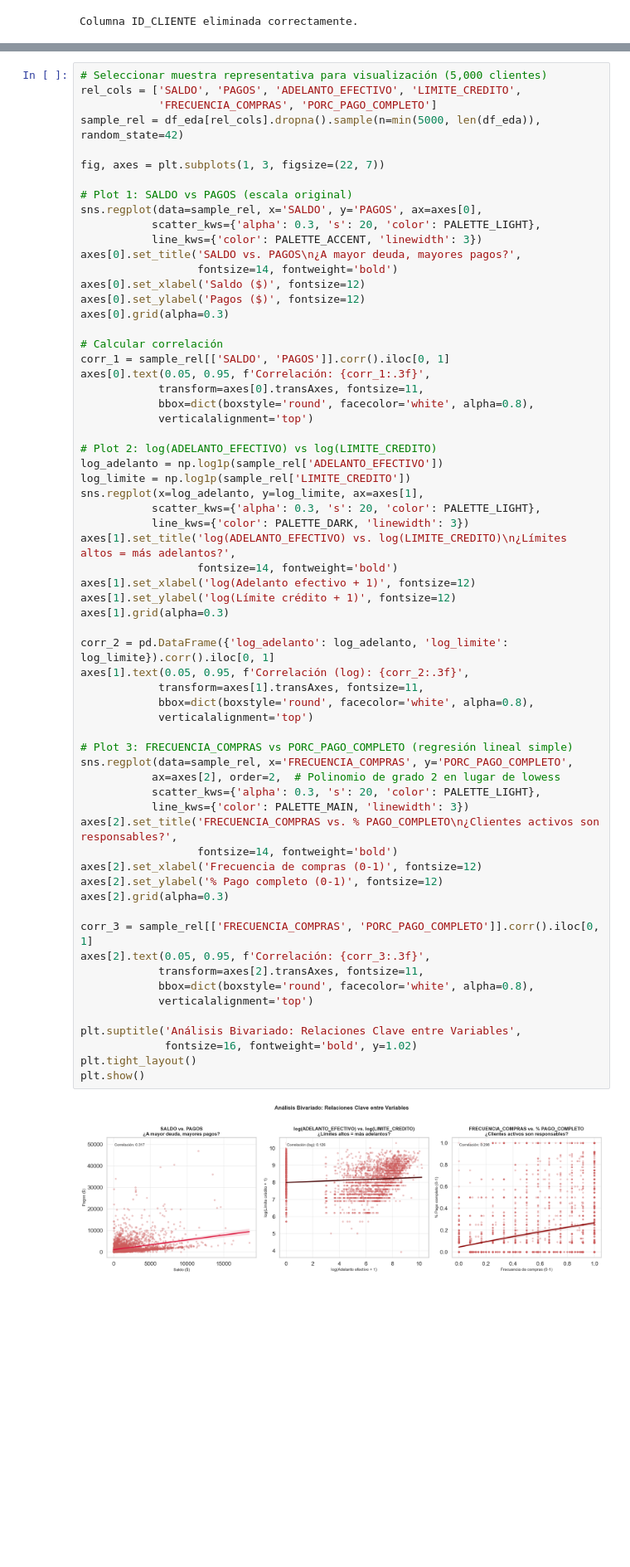
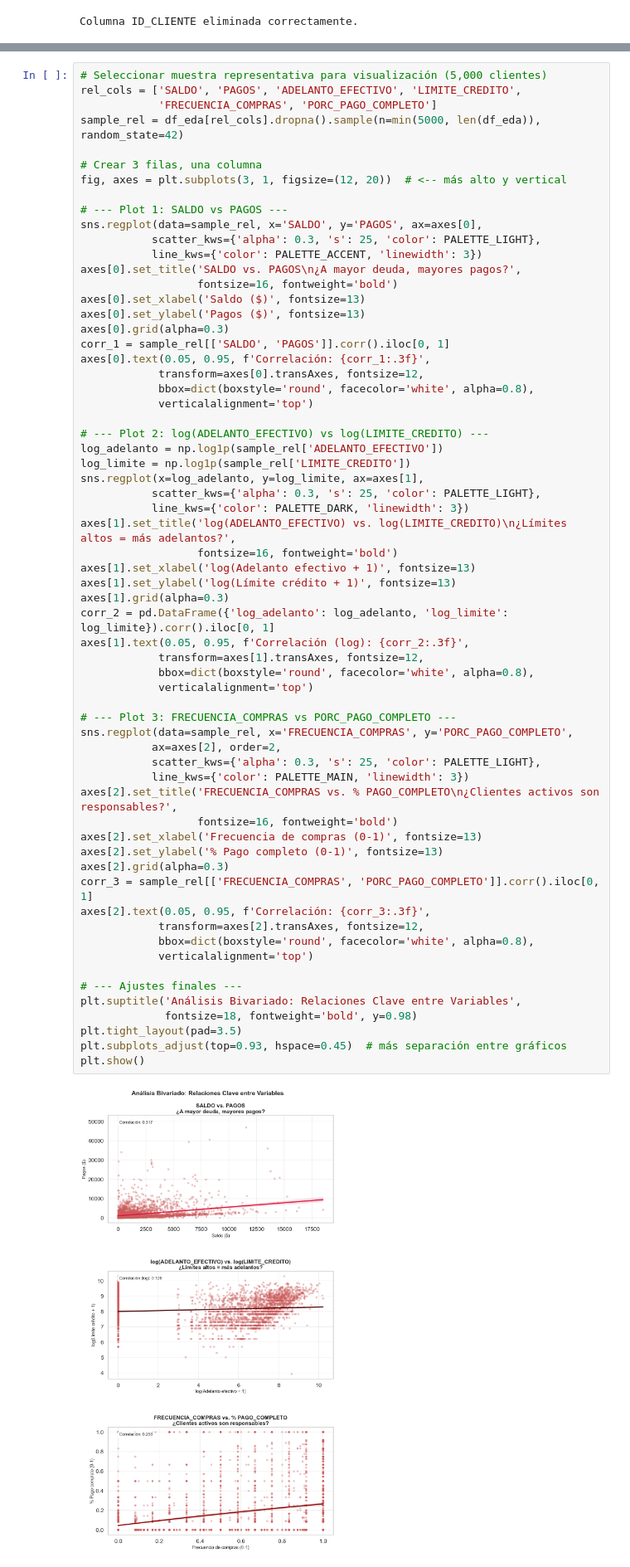
Before and after one commit to MrSpain2104/cluster, a Jupyter notebook: CC_GENERAL_analysis.ipynb, the cells around one changed output, grey strips where cells are left out. Shown at 83% size. Saved outputs shown, nothing was run; the diff lists cells and outputs as text; blank space fills up the shorter version.

Commit message:
Actualización de notebooks - Refinamiento y mejoras finales

```diff
--- a/CC_GENERAL_analysis.ipynb
+++ b/CC_GENERAL_analysis.ipynb
@@ -671,64 +622,63 @@ rel_cols = ['SALDO', 'PAGOS', 'ADELANTO_EFECTIVO', 'LIMITE_CREDITO',
             'FRECUENCIA_COMPRAS', 'PORC_PAGO_COMPLETO']
 sample_rel = df_eda[rel_cols].dropna().sample(n=min(5000, len(df_eda)), random_state=42)
 
-fig, axes = plt.subplots(1, 3, figsize=(22, 7))
+# Crear 3 filas, una columna
+fig, axes = plt.subplots(3, 1, figsize=(12, 20))  # <-- más alto y vertical
 
-# Plot 1: SALDO vs PAGOS (escala original)
+# --- Plot 1: SALDO vs PAGOS ---
 sns.regplot(data=sample_rel, x='SALDO', y='PAGOS', ax=axes[0],
-           scatter_kws={'alpha': 0.3, 's': 20, 'color': PALETTE_LIGHT},
+           scatter_kws={'alpha': 0.3, 's': 25, 'color': PALETTE_LIGHT},
            line_kws={'color': PALETTE_ACCENT, 'linewidth': 3})
 axes[0].set_title('SALDO vs. PAGOS\n¿A mayor deuda, mayores pagos?',
-                  fontsize=14, fontweight='bold')
-axes[0].set_xlabel('Saldo ($)', fontsize=12)
-axes[0].set_ylabel('Pagos ($)', fontsize=12)
+                  fontsize=16, fontweight='bold')
+axes[0].set_xlabel('Saldo ($)', fontsize=13)
+axes[0].set_ylabel('Pagos ($)', fontsize=13)
 axes[0].grid(alpha=0.3)
-
-# Calcular correlación
 corr_1 = sample_rel[['SALDO', 'PAGOS']].corr().iloc[0, 1]
 axes[0].text(0.05, 0.95, f'Correlación: {corr_1:.3f}',
-            transform=axes[0].transAxes, fontsize=11,
+            transform=axes[0].transAxes, fontsize=12,
             bbox=dict(boxstyle='round', facecolor='white', alpha=0.8),
             verticalalignment='top')
 
-# Plot 2: log(ADELANTO_EFECTIVO) vs log(LIMITE_CREDITO)
+# --- Plot 2: log(ADELANTO_EFECTIVO) vs log(LIMITE_CREDITO) ---
 log_adelanto = np.log1p(sample_rel['ADELANTO_EFECTIVO'])
 log_limite = np.log1p(sample_rel['LIMITE_CREDITO'])
 sns.regplot(x=log_adelanto, y=log_limite, ax=axes[1],
-           scatter_kws={'alpha': 0.3, 's': 20, 'color': PALETTE_LIGHT},
+           scatter_kws={'alpha': 0.3, 's': 25, 'color': PALETTE_LIGHT},
            line_kws={'color': PALETTE_DARK, 'linewidth': 3})
 axes[1].set_title('log(ADELANTO_EFECTIVO) vs. log(LIMITE_CREDITO)\n¿Límites altos = más adelantos?',
-                  fontsize=14, fontweight='bold')
-axes[1].set_xlabel('log(Adelanto efectivo + 1)', fontsize=12)
-axes[1].set_ylabel('log(Límite crédito + 1)', fontsize=12)
+                  fontsize=16, fontweight='bold')
+axes[1].set_xlabel('log(Adelanto efectivo + 1)', fontsize=13)
+axes[1].set_ylabel('log(Límite crédito + 1)', fontsize=13)
 axes[1].grid(alpha=0.3)
-
 corr_2 = pd.DataFrame({'log_adelanto': log_adelanto, 'log_limite': log_limite}).corr().iloc[0, 1]
 axes[1].text(0.05, 0.95, f'Correlación (log): {corr_2:.3f}',
-            transform=axes[1].transAxes, fontsize=11,
+            transform=axes[1].transAxes, fontsize=12,
             bbox=dict(boxstyle='round', facecolor='white', alpha=0.8),
             verticalalignment='top')
 
-# Plot 3: FRECUENCIA_COMPRAS vs PORC_PAGO_COMPLETO (regresión lineal simple)
+# --- Plot 3: FRECUENCIA_COMPRAS vs PORC_PAGO_COMPLETO ---
 sns.regplot(data=sample_rel, x='FRECUENCIA_COMPRAS', y='PORC_PAGO_COMPLETO',
-           ax=axes[2], order=2,  # Polinomio de grado 2 en lugar de lowess
-           scatter_kws={'alpha': 0.3, 's': 20, 'color': PALETTE_LIGHT},
+           ax=axes[2], order=2,
+           scatter_kws={'alpha': 0.3, 's': 25, 'color': PALETTE_LIGHT},
            line_kws={'color': PALETTE_MAIN, 'linewidth': 3})
 axes[2].set_title('FRECUENCIA_COMPRAS vs. % PAGO_COMPLETO\n¿Clientes activos son responsables?',
-                  fontsize=14, fontweight='bold')
-axes[2].set_xlabel('Frecuencia de compras (0-1)', fontsize=12)
-axes[2].set_ylabel('% Pago completo (0-1)', fontsize=12)
+                  fontsize=16, fontweight='bold')
+axes[2].set_xlabel('Frecuencia de compras (0-1)', fontsize=13)
+axes[2].set_ylabel('% Pago completo (0-1)', fontsize=13)
 axes[2].grid(alpha=0.3)
-
 corr_3 = sample_rel[['FRECUENCIA_COMPRAS', 'PORC_PAGO_COMPLETO']].corr().iloc[0, 1]
 axes[2].text(0.05, 0.95, f'Correlación: {corr_3:.3f}',
-            transform=axes[2].transAxes, fontsize=11,
+            transform=axes[2].transAxes, fontsize=12,
             bbox=dict(boxstyle='round', facecolor='white', alpha=0.8),
             verticalalignment='top')
 
+# --- Ajustes finales ---
 plt.suptitle('Análisis Bivariado: Relaciones Clave entre Variables',
-             fontsize=16, fontweight='bold', y=1.02)
-plt.tight_layout()
+             fontsize=18, fontweight='bold', y=0.98)
+plt.tight_layout(pad=3.5)
+plt.subplots_adjust(top=0.93, hspace=0.45)  # más separación entre gráficos
 plt.show()
 # %% [output]
-[figure, old version]
+[figure, new version]
 # %% [markdown]
```
Also changed, not shown: parts of 33 cells of this notebook.
